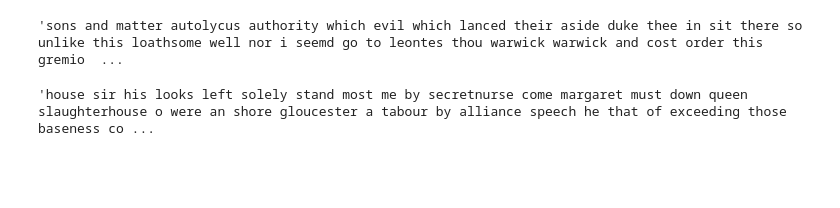
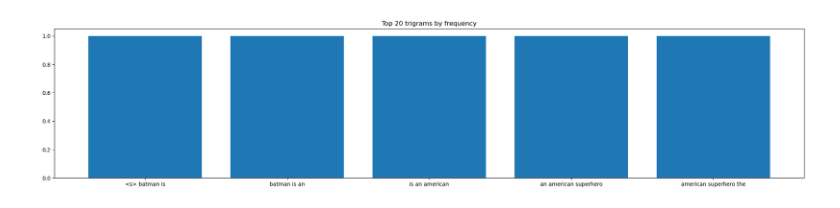
Before and after one commit to ShawonAshraf/bangla-nlp-tutorial, a Jupyter notebook: draft/ngram_lm.ipynb, the cells around one changed output. Saved outputs shown, nothing was run; the diff lists cells and outputs as text; code cells hidden in the pictures; blank space fills up the shorter version.

```diff
--- a/draft/ngram_lm.ipynb
+++ b/draft/ngram_lm.ipynb
@@ -194,0 +203,5 @@ tensor(1.0000)
+# %%
+# create trigrams from all_tokens
+trigrams = [(all_tokens[i], all_tokens[i+1], all_tokens[i+2])
+            for i in range(len(all_tokens)-2)]
+trigrams[:10]
@@ -195,10 +219,12 @@ tensor(1.0000)
 # %%
-bigram_idx_to_word = {i: " ".join(w) for i, (w, _) in enumerate(bigram_counts)}
+trigram_counts = Counter(trigrams)
+trigram_to_idx = {i: " ".join(w) for i, (w, _) in enumerate(trigram_counts.items())}
-# %%
-generate(bigram_probabilities, bigram_idx_to_word, num_words=50)
-# %% [output]
-'sons and matter autolycus authority which evil which lanced their aside duke thee in sit there so unlike this loathsome well nor i seemd go to leontes thou warwick warwick and cost order this gremio  ...
-# %%
-generate(bigram_probabilities, bigram_idx_to_word, num_words=50)
-# %% [output]
-'house sir his looks left solely stand most me by secretnurse come margaret must down queen slaughterhouse o were an shore gloucester a tabour by alliance speech he that of exceeding those baseness co ...
+# %%
+top_5_trigrams = trigram_counts.most_common(5)
+# plot top 20 trigrams as a bar chart
+plt.figure(figsize=(25, 5))
+plt.bar([" ".join(x[0])  for x in top_5_trigrams], [x[1] for x in top_5_trigrams])
+plt.title("Top 20 trigrams by frequency")
+plt.show()
+# %% [output]
+[figure, added]
```
Also changed, not shown: parts of 46 cells of this notebook.
